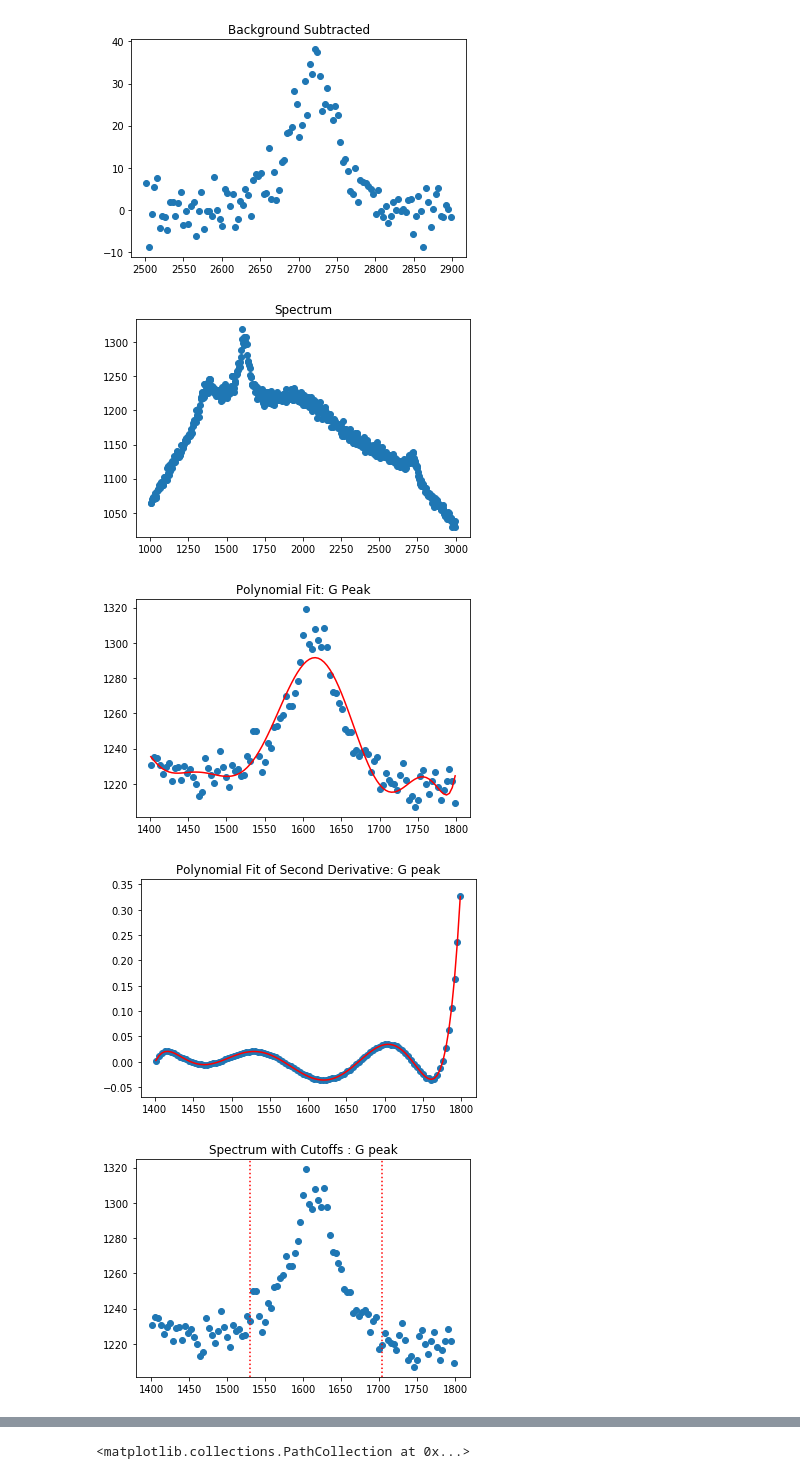
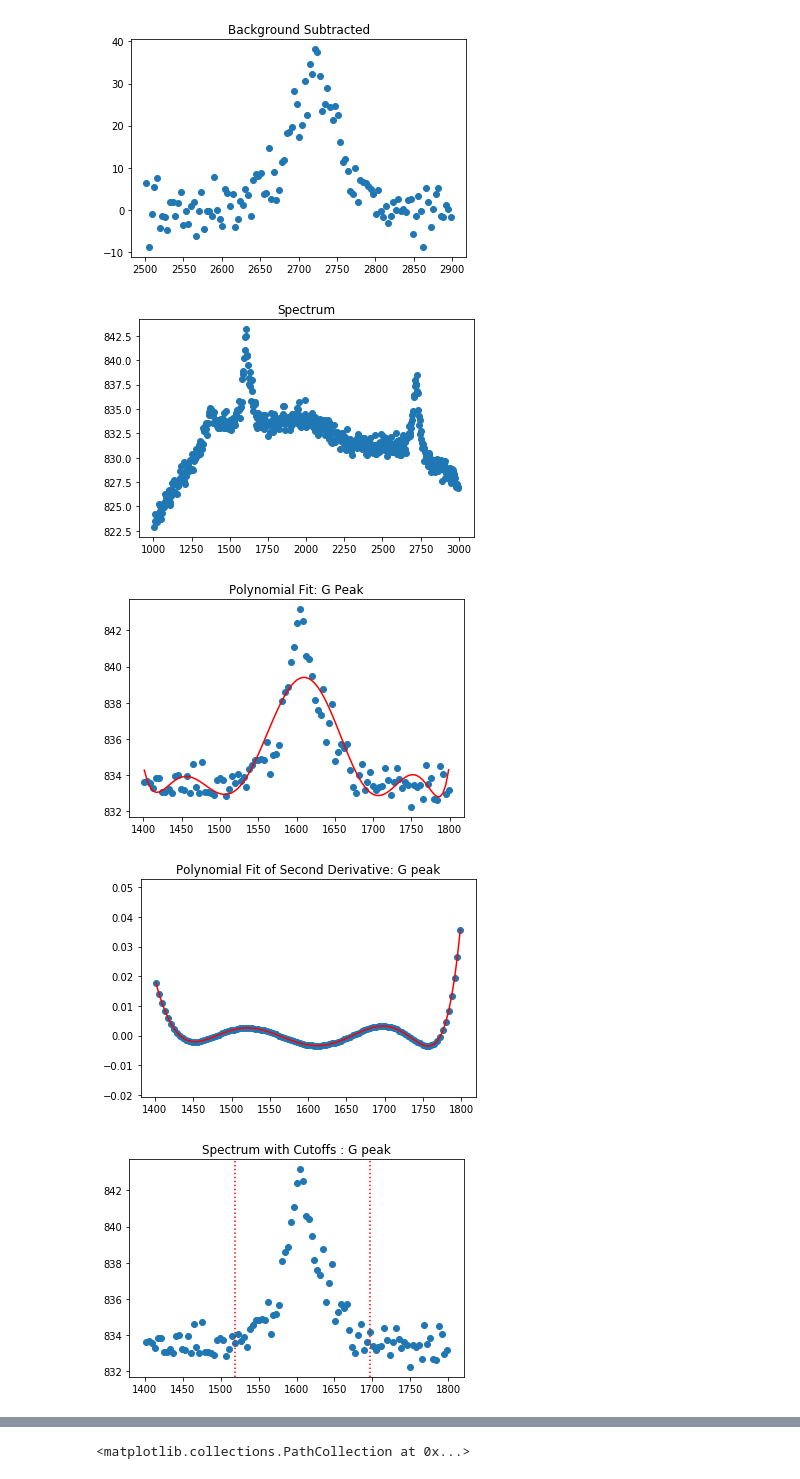
Before and after one commit to alexanderbarrett/Graphene, a Jupyter notebook: initial.ipynb, the cells around one changed output, grey strips where cells are left out. Drawn from its saved outputs; the diff is of its cells as text; code cells hidden in the pictures.

```diff
--- a/initial.ipynb
+++ b/initial.ipynb
@@ -558,11 +558,11 @@ start_2D_peak = 2600
 # xfile = open('C:\\Users\\abarrett.BNL\\Data\\2018.06.11\\Gr_Cu_3-5_layer\\1 Gr_Cu_3-5layer_spec1 (X-Axis).txt','r')
 # yfile = open('C:\\Users\\abarrett.BNL\\Data\\2018.06.11\\Gr_Cu_3-5_layer\\1 Gr_Cu_3-5layer_spec1 (Y-Axis).txt','r')
 
-# xfile = open('C:\\Users\\abarrett.BNL\\Data\\2018.06.12\\ACS_3-5_layer_Gr_Cu\\1 ACS_3-5_layer_Gr_Cu_spec2 (X-Axis).txt','r')
-# yfile = open('C:\\Users\\abarrett.BNL\\Data\\2018.06.12\\ACS_3-5_layer_Gr_Cu\\1 ACS_3-5_layer_Gr_Cu_spec2 (Y-Axis).txt','r')
+xfile = open('C:\\Users\\abarrett.BNL\\Data\\2018.06.12\\ACS_3-5_layer_Gr_Cu\\1 ACS_3-5_layer_Gr_Cu_spec2 (X-Axis).txt','r')
+yfile = open('C:\\Users\\abarrett.BNL\\Data\\2018.06.12\\ACS_3-5_layer_Gr_Cu\\1 ACS_3-5_layer_Gr_Cu_spec2 (Y-Axis).txt','r')
 
-xfile = open('C:\\Users\\abarrett.BNL\\Data\\2018.06.13\ACS_6-8_layer_Gr_Cu\\1 ACS_6-8_layer_Gr_Cu_spec1 (X-Axis).txt','r')
-yfile = open('C:\\Users\\abarrett.BNL\\Data\\2018.06.13\ACS_6-8_layer_Gr_Cu\\1 ACS_6-8_layer_Gr_Cu_spec1 (Y-Axis).txt','r')
+# xfile = open('C:\\Users\\abarrett.BNL\\Data\\2018.06.13\ACS_6-8_layer_Gr_Cu\\1 ACS_6-8_layer_Gr_Cu_spec1 (X-Axis).txt','r')
+# yfile = open('C:\\Users\\abarrett.BNL\\Data\\2018.06.13\ACS_6-8_layer_Gr_Cu\\1 ACS_6-8_layer_Gr_Cu_spec1 (Y-Axis).txt','r')
 
 x = np.loadtxt(xfile)
 y = np.loadtxt(yfile)
@@ -725,34 +725,34 @@ py.title('Background Subtracted: G Peak')
 py.scatter(x_G, y_G_fixed)
 
 plt.figure(6)
 py.title('Polynomial Fit: 2D Peak')
 py.scatter(x_2D,y_2D)
 py.plot(x_2D,y_2D_poly,'-r')
 py.show()
 
 plt.figure(7)
 py.title('Polynomial Fit of Second Derivative: 2D peak')
 py.scatter(x_2D,derivs2_2D)
 py.plot(x_2D, y2_2D,'-r')
 py.show()
 
 plt.figure(8)
 py.title('Spectrum with Cutoffs: 2D')
 plt.axvline(x=start_2D, linestyle=':', color='r')
 plt.axvline(x=end_2D, linestyle=':', color='r')
 py.scatter(x_2D,y_2D)
 
 plt.figure(9)
 py.title('Curve Fit No Peak: 2D Peak')
 py.scatter(x_2D, y_2D)
 py.plot(x_2D_no_peak, y3_2D, linestyle=':', color='r')
 py.show()
 
 plt.figure(10)
 py.title('Background Subtracted: 2D Peak')
 py.scatter(x_2D, y_2D_fixed)
 # %% [output]
-[figure, old version]
+[figure, new version]
-[figure, old version]
+[figure, new version]
-[figure, old version]
+[figure, new version]
-[figure, old version]
+[figure, new version]
```
Also changed, not shown: parts of 3 cells of this notebook.
